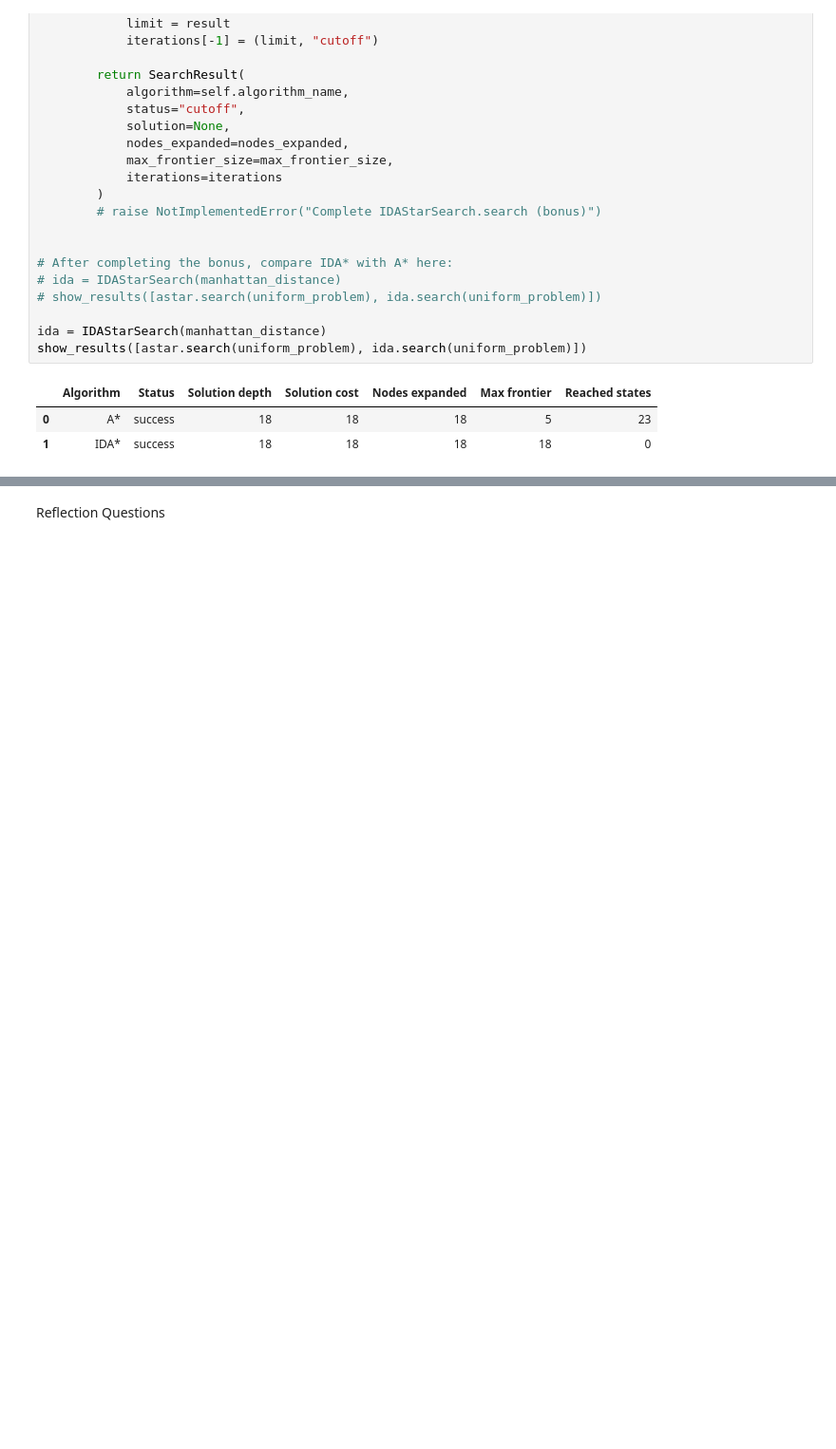
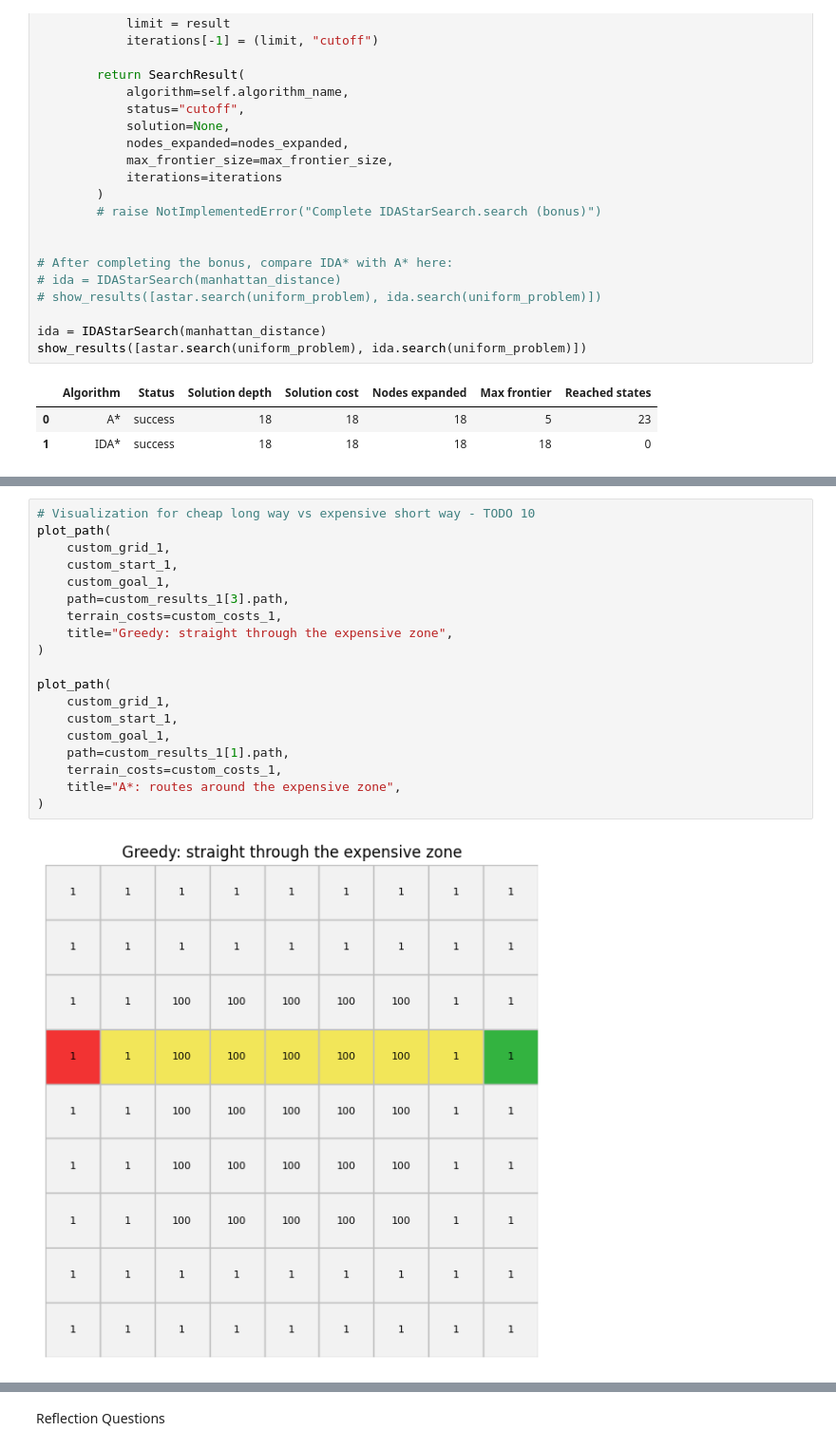
Before and after one commit to sebenemaryamashebir-cmd/Sebenemaryam_Asnake_Lab1, a Jupyter notebook: Sebenemaryam_Asnake_Lab_1B.ipynb, the cells around one changed output, grey strips where cells are left out. Shown at 95% size. Drawn from its saved outputs; the diff is of its cells as text; blank space fills up the shorter version.

```diff
--- a/Sebenemaryam_Asnake_Lab_1B.ipynb
+++ b/Sebenemaryam_Asnake_Lab_1B.ipynb
@@ -985,3 +987,24 @@ show_results(custom_results_1)
 | 1 | A* | success | 12 | 12 | 20 | 23 | 42 |
 | 2 | Weighted A* (W=2) | success | 12 | 12 | 15 | 22 | 37 |
 | 3 | Greedy | success | 8 | 503 | 8 | 17 | 25 |
+# %%
+# Visualization for cheap long way vs expensive short way - TODO 10
+plot_path(
+    custom_grid_1,
+    custom_start_1,
+    custom_goal_1,
+    path=custom_results_1[3].path,
+    terrain_costs=custom_costs_1,
+    title="Greedy: straight through the expensive zone",
+)
+
+plot_path(
+    custom_grid_1,
+    custom_start_1,
+    custom_goal_1,
+    path=custom_results_1[1].path,
+    terrain_costs=custom_costs_1,
+    title="A*: routes around the expensive zone",
+)
+# %% [output]
+[figure, added]
```
Also changed, not shown: parts of 13 cells of this notebook, 1 other file.
